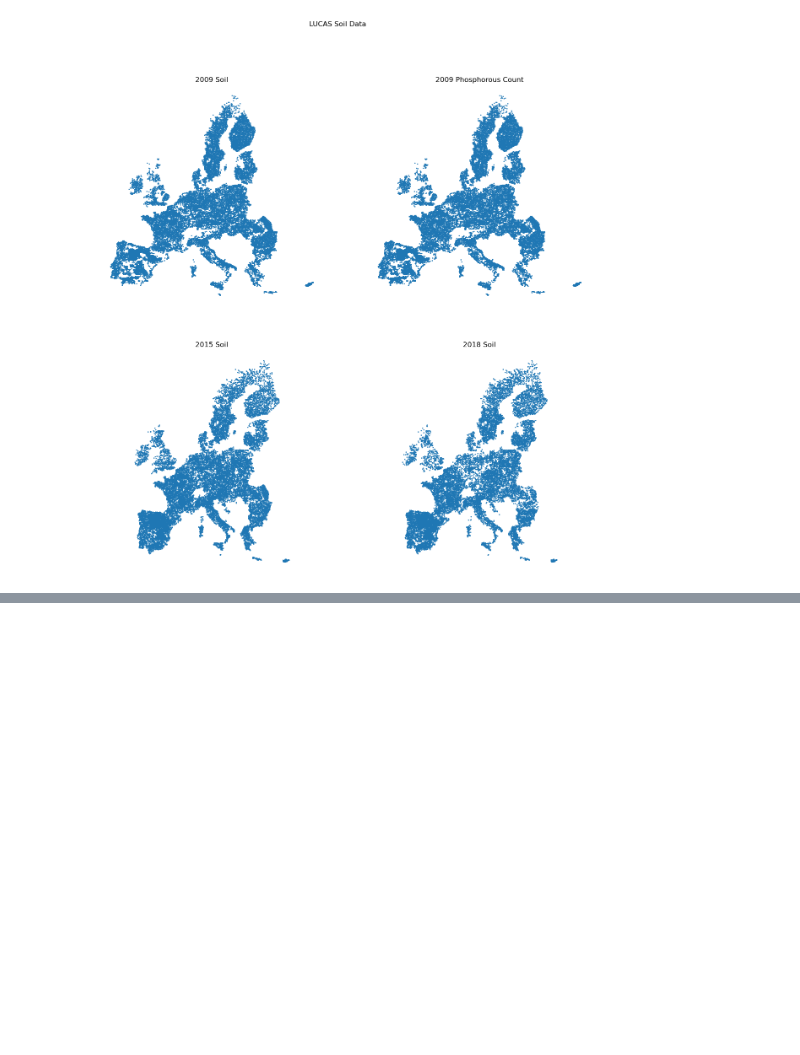
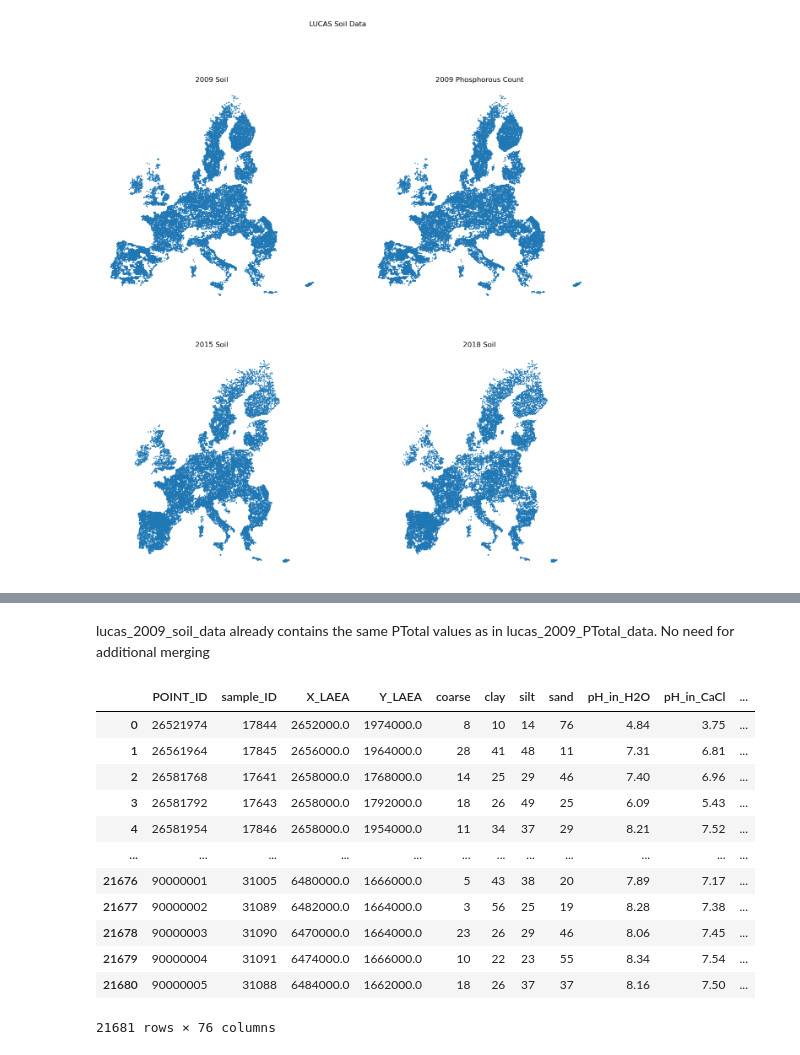
Before and after one commit to IndianGrandpa/AI4ls-Team-52, a Jupyter notebook: EDA.ipynb, the cells around one changed output, grey strips where cells are left out. Saved outputs shown, nothing was run; the diff lists cells and outputs as text; code cells hidden in the pictures; blank space fills up the shorter version.

```diff
--- a/EDA.ipynb
+++ b/EDA.ipynb
@@ -126,0 +142,22 @@ Index(['Point_ID', 'Revisited_point', 'Coarse', 'Clay', 'Sand', 'Silt',
+# %% [markdown]
+lucas_2009_soil_data already contains the same PTotal values as in lucas_2009_PTotal_data. No need for additional merging
+# %%
+# Tagging the results with the 'YEARS_AGO' column. 6 for Bulgaria and Romania, 9 for the rest
+lucas_2009_soil_data['YEARS_AGO'] = np.where(
+    (lucas_2009_soil_data['Country'] == 'Bulgaria') | (lucas_2009_soil_data['Country'] == 'Romania'),
+    6, 9)
+lucas_2009_soil_data
+# %% [output]
+|  | POINT_ID | sample_ID | X_LAEA | Y_LAEA | coarse | clay | silt | sand | pH_in_H2O | pH_in_CaCl | ... |
+| 0 | 26521974 | 17844 | 2652000.0 | 1974000.0 | 8 | 10 | 14 | 76 | 4.84 | 3.75 | ... |
+| 1 | 26561964 | 17845 | 2656000.0 | 1964000.0 | 28 | 41 | 48 | 11 | 7.31 | 6.81 | ... |
+| 2 | 26581768 | 17641 | 2658000.0 | 1768000.0 | 14 | 25 | 29 | 46 | 7.40 | 6.96 | ... |
+| 3 | 26581792 | 17643 | 2658000.0 | 1792000.0 | 18 | 26 | 49 | 25 | 6.09 | 5.43 | ... |
+| 4 | 26581954 | 17846 | 2658000.0 | 1954000.0 | 11 | 34 | 37 | 29 | 8.21 | 7.52 | ... |
+| ... | ... | ... | ... | ... | ... | ... | ... | ... | ... | ... | ... |
+| 21676 | 90000001 | 31005 | 6480000.0 | 1666000.0 | 5 | 43 | 38 | 20 | 7.89 | 7.17 | ... |
+| 21677 | 90000002 | 31089 | 6482000.0 | 1664000.0 | 3 | 56 | 25 | 19 | 8.28 | 7.38 | ... |
+| 21678 | 90000003 | 31090 | 6470000.0 | 1664000.0 | 23 | 26 | 29 | 46 | 8.06 | 7.45 | ... |
+| 21679 | 90000004 | 31091 | 6474000.0 | 1666000.0 | 10 | 22 | 23 | 55 | 8.34 | 7.54 | ... |
+| 21680 | 90000005 | 31088 | 6484000.0 | 1662000.0 | 18 | 26 | 37 | 37 | 8.16 | 7.50 | ... |
+21681 rows × 76 columns
```
Also changed, not shown: parts of 7 cells of this notebook, 3 other files.
